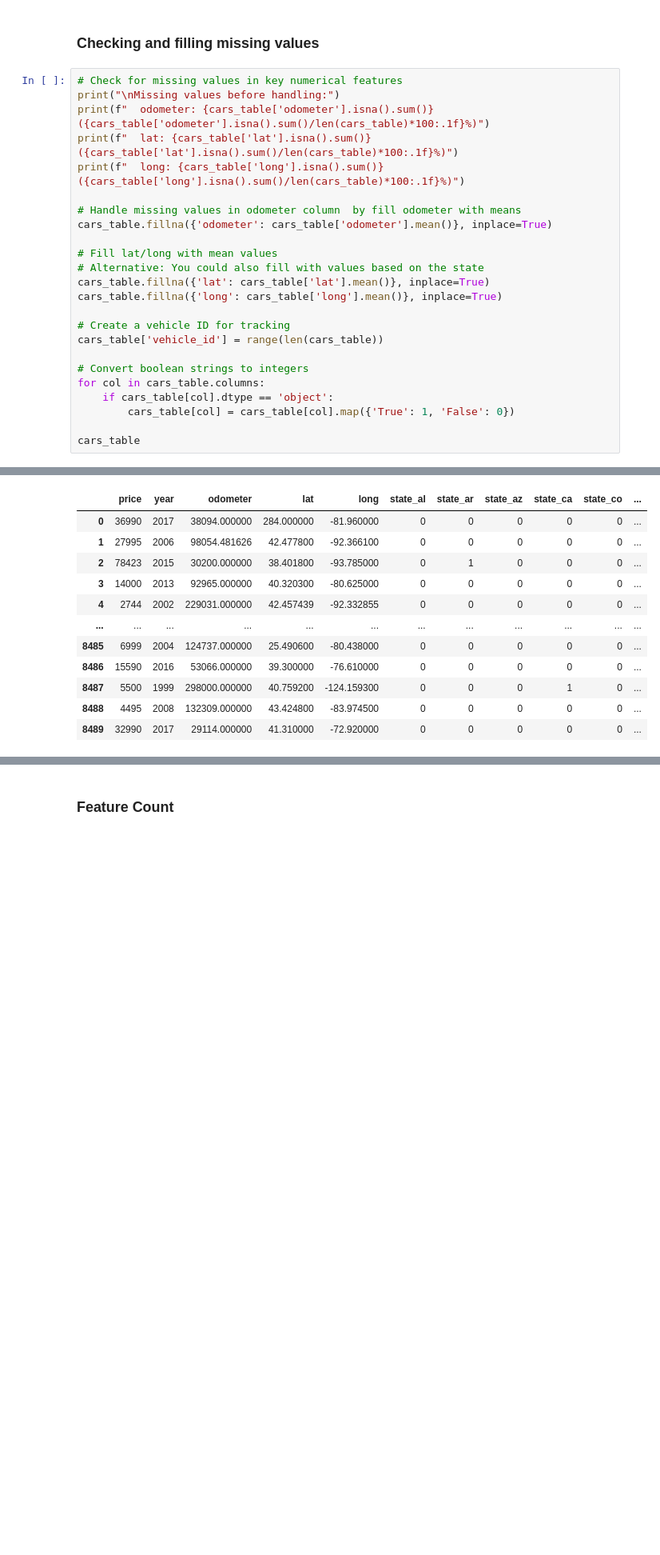
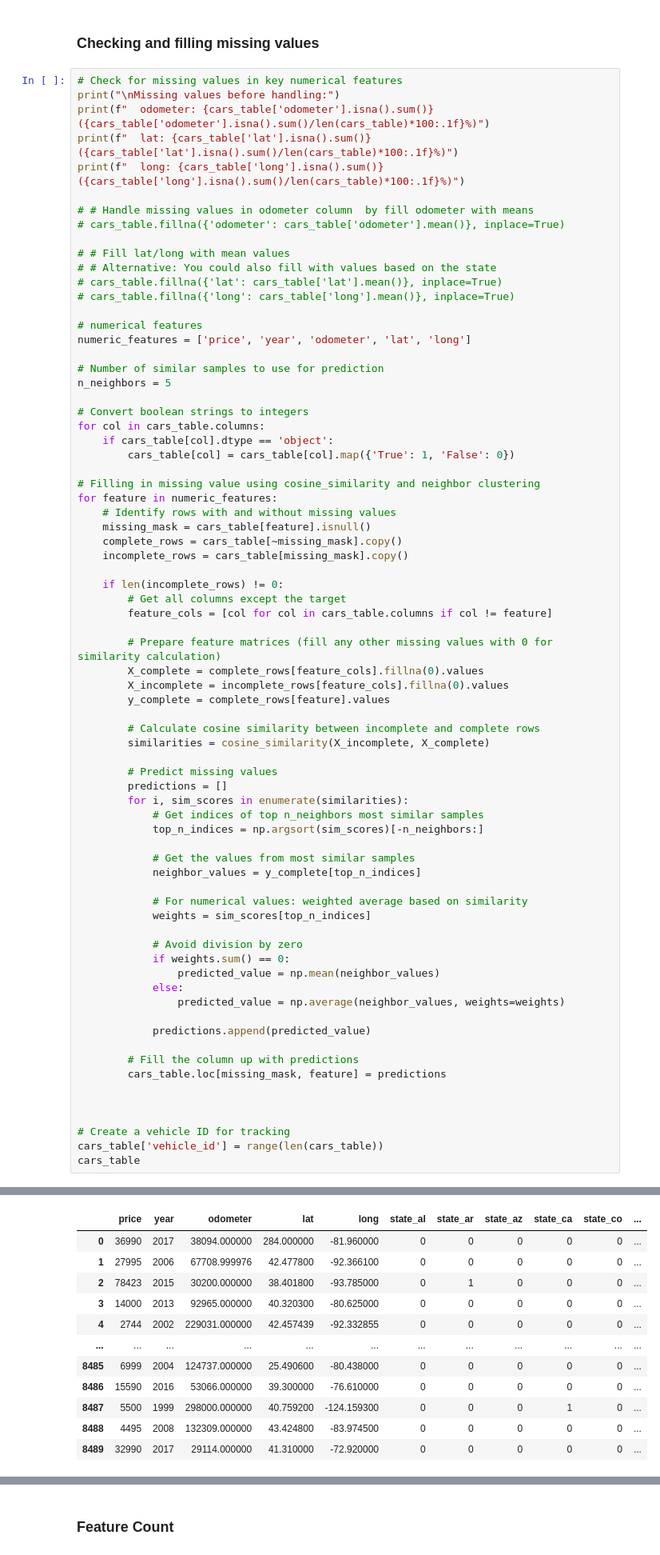
Before and after one commit to ibraheemkhan01/DS5230_final_project, a Jupyter notebook: item_based_collab_filter.ipynb, the cells around one changed output, grey strips where cells are left out. Shown: that part at 80% size. Saved outputs shown, nothing was run; the diff lists cells and outputs as text; blank space fills up the shorter version.

Commit message:
Update item_based_collab_filter.ipynb
Filling in missing value using cosine similarity with neighbor clustering instead of using the mean of all columns (commented out filling by mean code)

```diff
--- a/item_based_collab_filter.ipynb
+++ b/item_based_collab_filter.ipynb
@@ -68,35 +68,84 @@ cars_table
 # %%
 # Check for missing values in key numerical features
 print("\nMissing values before handling:")
 print(f"  odometer: {cars_table['odometer'].isna().sum()} ({cars_table['odometer'].isna().sum()/len(cars_table)*100:.1f}%)")
 print(f"  lat: {cars_table['lat'].isna().sum()} ({cars_table['lat'].isna().sum()/len(cars_table)*100:.1f}%)")
 print(f"  long: {cars_table['long'].isna().sum()} ({cars_table['long'].isna().sum()/len(cars_table)*100:.1f}%)")
 
-# Handle missing values in odometer column  by fill odometer with means
-cars_table.fillna({'odometer': cars_table['odometer'].mean()}, inplace=True)
+# # Handle missing values in odometer column  by fill odometer with means
+# cars_table.fillna({'odometer': cars_table['odometer'].mean()}, inplace=True)
 
-# Fill lat/long with mean values
-# Alternative: You could also fill with values based on the state
-cars_table.fillna({'lat': cars_table['lat'].mean()}, inplace=True)
-cars_table.fillna({'long': cars_table['long'].mean()}, inplace=True)
+# # Fill lat/long with mean values
+# # Alternative: You could also fill with values based on the state
+# cars_table.fillna({'lat': cars_table['lat'].mean()}, inplace=True)
+# cars_table.fillna({'long': cars_table['long'].mean()}, inplace=True)
 
-# Create a vehicle ID for tracking
-cars_table['vehicle_id'] = range(len(cars_table))
+# numerical features
+numeric_features = ['price', 'year', 'odometer', 'lat', 'long']
+
+# Number of similar samples to use for prediction
+n_neighbors = 5
 
 # Convert boolean strings to integers
 for col in cars_table.columns:
     if cars_table[col].dtype == 'object':
         cars_table[col] = cars_table[col].map({'True': 1, 'False': 0})
 
+# Filling in missing value using cosine_similarity and neighbor clustering
+for feature in numeric_features:
+    # Identify rows with and without missing values
+    missing_mask = cars_table[feature].isnull()
+    complete_rows = cars_table[~missing_mask].copy()
+    incomplete_rows = cars_table[missing_mask].copy()
+
+    if len(incomplete_rows) != 0:
+        # Get all columns except the target
+        feature_cols = [col for col in cars_table.columns if col != feature]
+
+        # Prepare feature matrices (fill any other missing values with 0 for similarity calculation)
+        X_complete = complete_rows[feature_cols].fillna(0).values
+        X_incomplete = incomplete_rows[feature_cols].fillna(0).values
+        y_complete = complete_rows[feature].values
+
+        # Calculate cosine similarity between incomplete and complete rows
+        similarities = cosine_similarity(X_incomplete, X_complete)
+
+        # Predict missing values
+        predictions = []
+        for i, sim_scores in enumerate(similarities):
+            # Get indices of top n_neighbors most similar samples
+            top_n_indices = np.argsort(sim_scores)[-n_neighbors:]
+
+            # Get the values from most similar samples
+            neighbor_values = y_complete[top_n_indices]
+
+            # For numerical values: weighted average based on similarity
+            weights = sim_scores[top_n_indices]
+
+            # Avoid division by zero
+            if weights.sum() == 0:
+                predicted_value = np.mean(neighbor_values)
+            else:
+                predicted_value = np.average(neighbor_values, weights=weights)
+
+            predictions.append(predicted_value)
+
+        # Fill the column up with predictions
+        cars_table.loc[missing_mask, feature] = predictions
+
+
+
+# Create a vehicle ID for tracking
+cars_table['vehicle_id'] = range(len(cars_table))
 cars_table
 # %% [output]
 Missing values before handling:
   odometer: 54 (0.6%)
   lat: 79 (0.9%)
   long: 79 (0.9%)
 |  | price | year | odometer | lat | long | state_al | state_ar | state_az | state_ca | state_co | ... |
 | 0 | 36990 | 2017 | 38094.000000 | 284.000000 | -81.960000 | 0 | 0 | 0 | 0 | 0 | ... |
-| 1 | 27995 | 2006 | 98054.481626 | 42.477800 | -92.366100 | 0 | 0 | 0 | 0 | 0 | ... |
+| 1 | 27995 | 2006 | 67708.999976 | 42.477800 | -92.366100 | 0 | 0 | 0 | 0 | 0 | ... |
 | 2 | 78423 | 2015 | 30200.000000 | 38.401800 | -93.785000 | 0 | 1 | 0 | 0 | 0 | ... |
 | 3 | 14000 | 2013 | 92965.000000 | 40.320300 | -80.625000 | 0 | 0 | 0 | 0 | 0 | ... |
 | 4 | 2744 | 2002 | 229031.000000 | 42.457439 | -92.332855 | 0 | 0 | 0 | 0 | 0 | ... |
```
Also changed, not shown: parts of 4 cells of this notebook.
